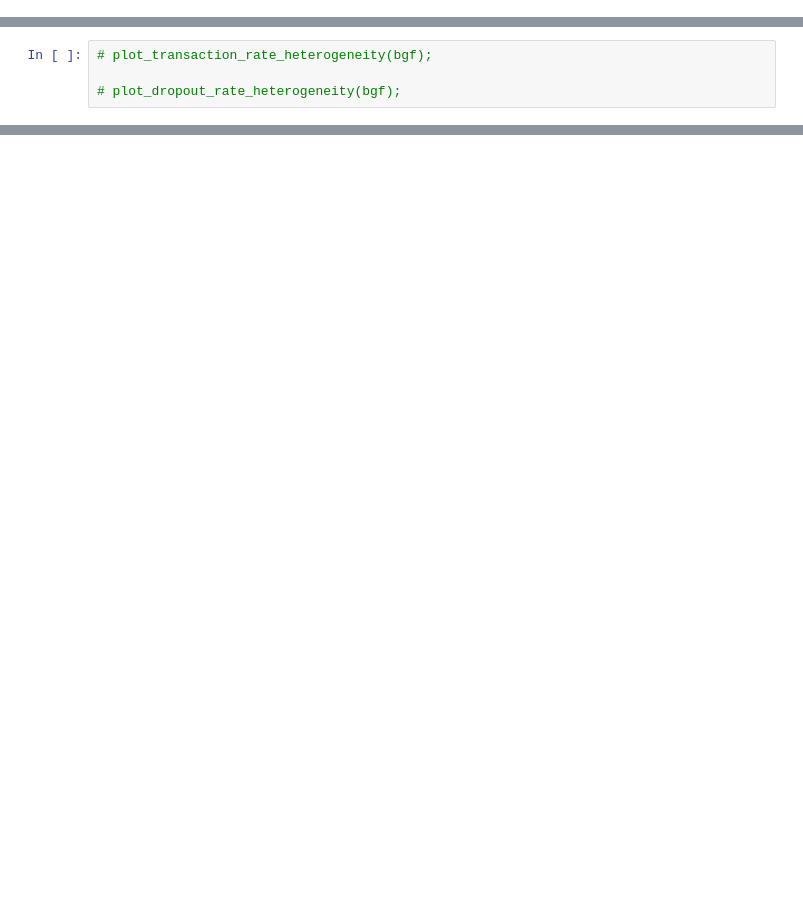
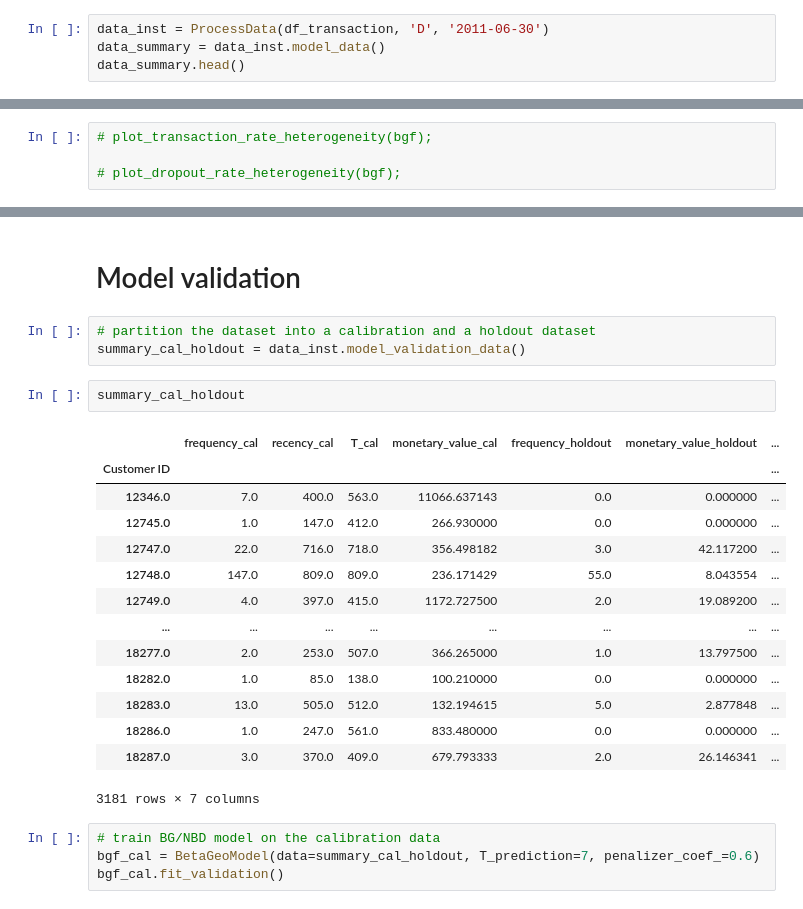
Before and after one commit to konkinit/ltv_analysis, a Jupyter notebook: notebooks/draft.ipynb, the cells around one changed output, grey strips where cells are left out. Drawn from its saved outputs; the diff is of its cells as text; blank space fills up the shorter version.

Commit message:
bg_nbd validation

```diff
--- a/notebooks/draft.ipynb
+++ b/notebooks/draft.ipynb
@@ -25,0 +42,4 @@ data_summary.corr()
+# %%
+data_inst = ProcessData(df_transaction, 'D', '2011-06-30')
+data_summary = data_inst.model_data()
+data_summary.head()
@@ -46,0 +77,26 @@ plt.show()
+# %% [markdown]
+# Model validation
+# %%
+# partition the dataset into a calibration and a holdout dataset
+summary_cal_holdout = data_inst.model_validation_data()
+# %%
+summary_cal_holdout
+# %% [output]
+|  | frequency_cal | recency_cal | T_cal | monetary_value_cal | frequency_holdout | monetary_value_holdout | ... |
+| Customer ID |  |  |  |  |  |  | ... |
+| 12346.0 | 7.0 | 400.0 | 563.0 | 11066.637143 | 0.0 | 0.000000 | ... |
+| 12745.0 | 1.0 | 147.0 | 412.0 | 266.930000 | 0.0 | 0.000000 | ... |
+| 12747.0 | 22.0 | 716.0 | 718.0 | 356.498182 | 3.0 | 42.117200 | ... |
+| 12748.0 | 147.0 | 809.0 | 809.0 | 236.171429 | 55.0 | 8.043554 | ... |
+| 12749.0 | 4.0 | 397.0 | 415.0 | 1172.727500 | 2.0 | 19.089200 | ... |
+| ... | ... | ... | ... | ... | ... | ... | ... |
+| 18277.0 | 2.0 | 253.0 | 507.0 | 366.265000 | 1.0 | 13.797500 | ... |
+| 18282.0 | 1.0 | 85.0 | 138.0 | 100.210000 | 0.0 | 0.000000 | ... |
+| 18283.0 | 13.0 | 505.0 | 512.0 | 132.194615 | 5.0 | 2.877848 | ... |
+| 18286.0 | 1.0 | 247.0 | 561.0 | 833.480000 | 0.0 | 0.000000 | ... |
+| 18287.0 | 3.0 | 370.0 | 409.0 | 679.793333 | 2.0 | 26.146341 | ... |
+3181 rows × 7 columns
+# %%
+# train BG/NBD model on the calibration data
+bgf_cal = BetaGeoModel(data=summary_cal_holdout, T_prediction=7, penalizer_coef_=0.6)
+bgf_cal.fit_validation()
```
Also changed, not shown: parts of 10 cells of this notebook, 4 other files.
